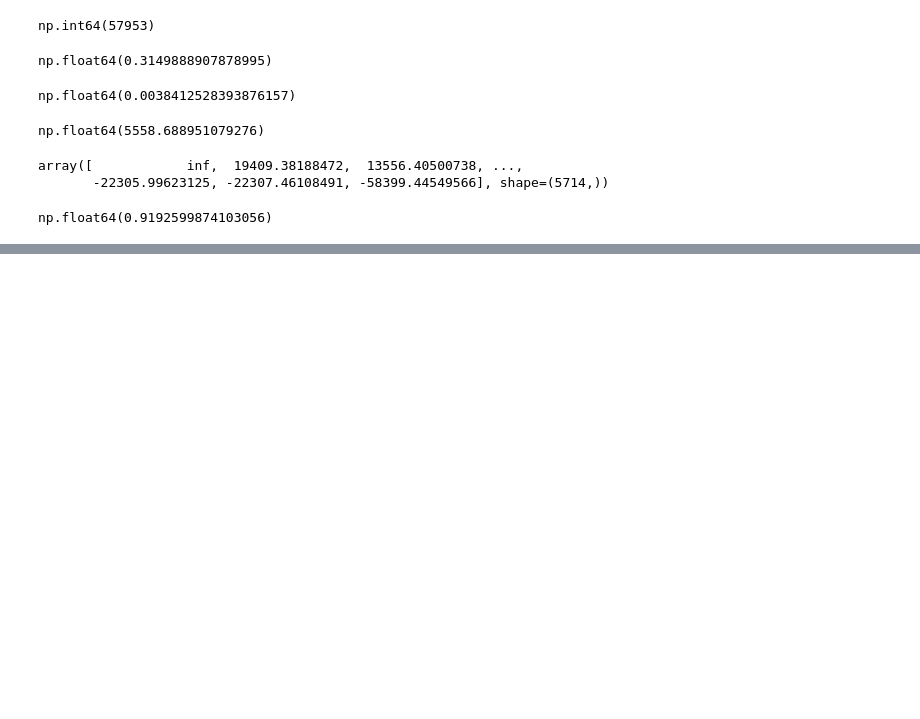
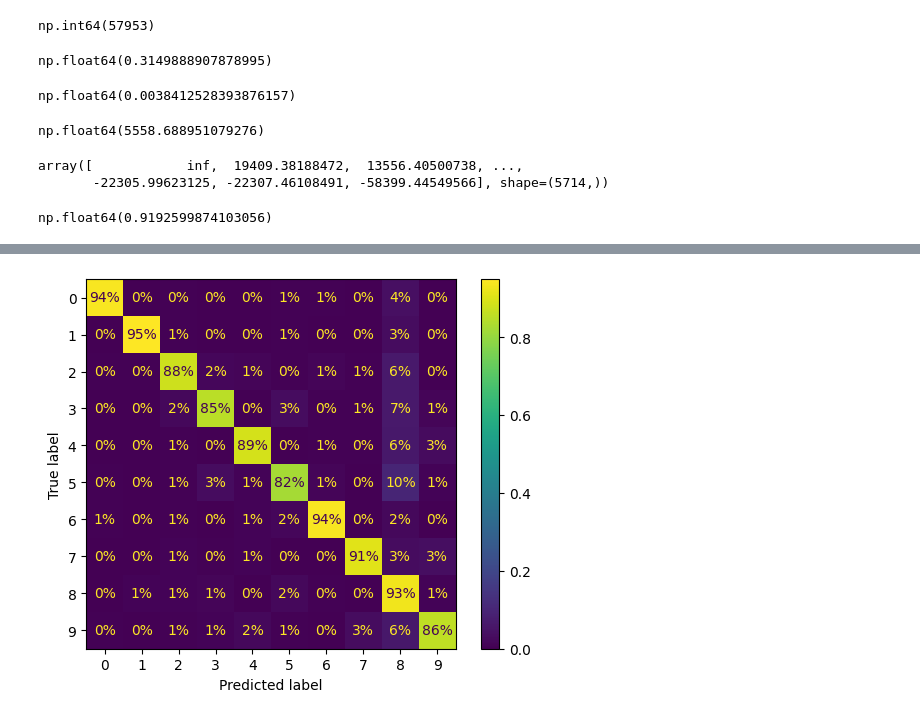
Before and after one commit to amrendra7777/MNIST, a Jupyter notebook: mnist.ipynb, the cells around one changed output, grey strips where cells are left out. Cells and saved outputs as stored; diff of their text form; code cells hidden in the pictures; blank space fills up the shorter version.

```diff
--- a/mnist.ipynb
+++ b/mnist.ipynb
@@ -241,0 +361,5 @@ np.float64(0.9192599874103056)
+# %%
+ConfusionMatrixDisplay.from_predictions(y_train, y_train_pred, normalize="true", values_format=".0%")
+plt.show()
+# %% [output]
+[figure, added]
```
Also changed, not shown: parts of 29 cells of this notebook.
